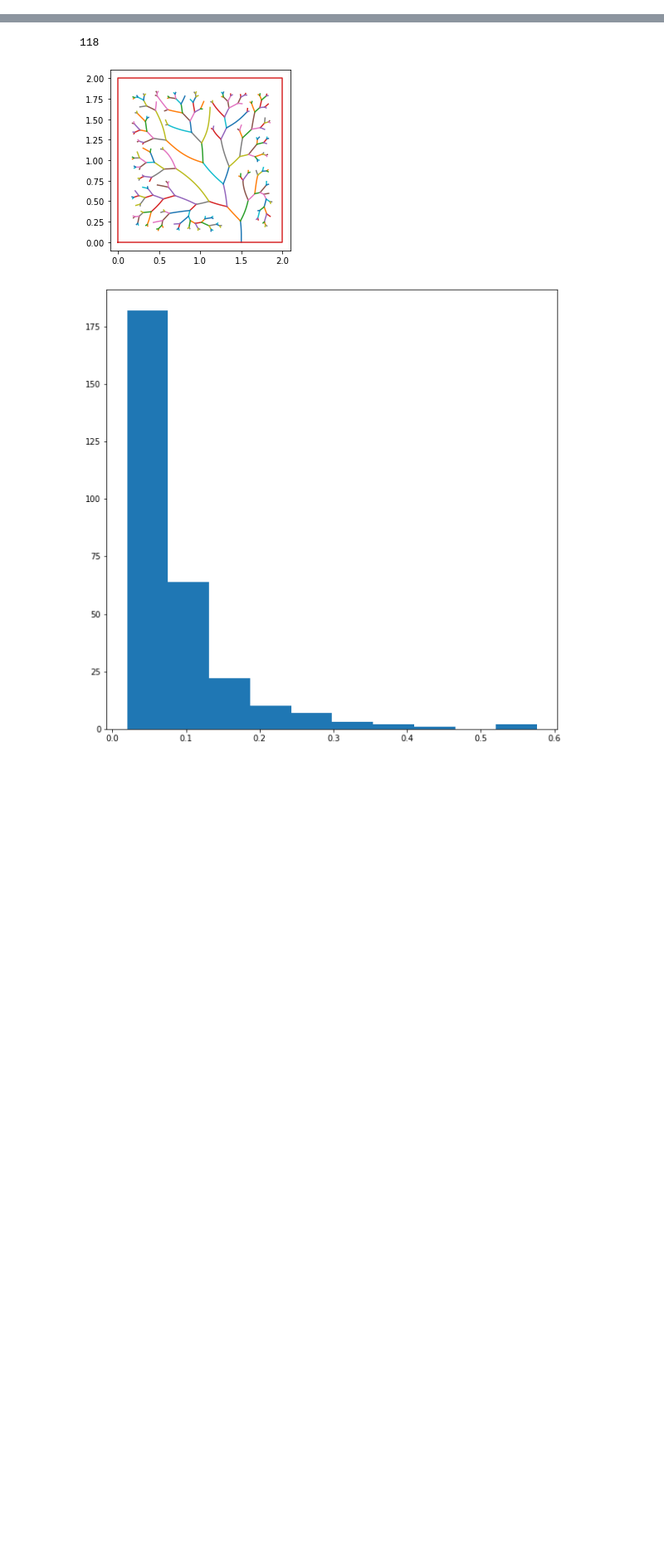
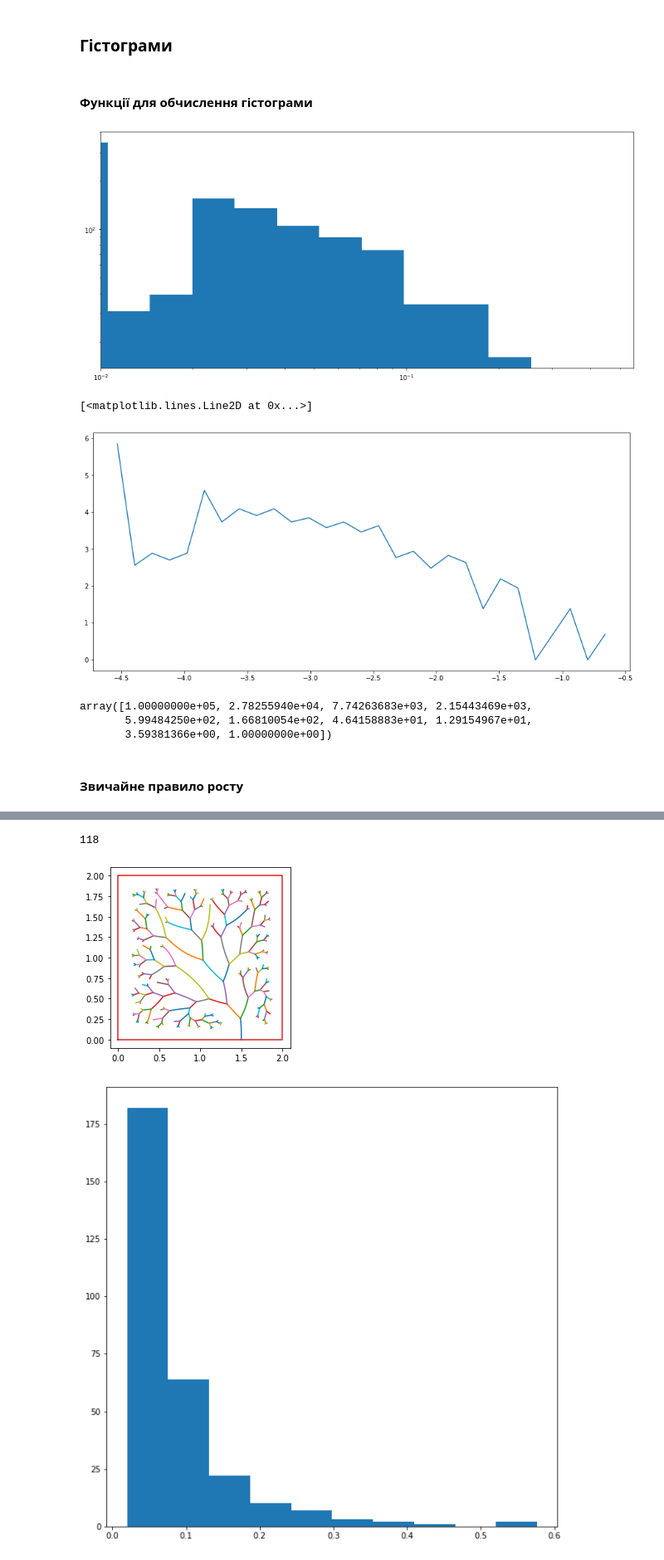
Before and after one commit to okmechak/riversimpy, a Jupyter notebook: scientific_calculations.ipynb, the cells around one changed output, grey strips where cells are left out. Shown at 83% size. Drawn from its saved outputs; the diff is of its cells as text; code cells hidden in the pictures; blank space fills up the shorter version.

```diff
--- a/scientific_calculations.ipynb
+++ b/scientific_calculations.ipynb
@@ -39,13 +0,0 @@ plt.show()
-# %%
-import numpy as np
-lenghts = [riv_p.data().lenght() for riv_p in model.rivers]
-b = np.logspace(np.log(min(lenghts)), np.log10(max(lenghts)), 30)
-widths = (b[1:] - b[:-1])
-hist = np.histogram(lenghts, bins=b)
-hist_norm = hist[0]/widths
-
-
-plt.bar(b[:-1], hist_norm, widths)
-plt.xscale('log')
-plt.yscale('log')
-plt.xlim(min(lenghts), max(lenghts))
@@ -202,0 +158,37 @@ def growRiver(m):
+# %% [markdown]
+### Гістограми
+# %% [markdown]
+#### Функції для обчислення гістограми
+# %%
+import numpy as np
+
+def histogram_simple(rivers, n_bins = 30):
+    lenghts = [riv_p.data().lenght() for riv_p in model.rivers]
+    bins_arr = np.logspace(np.log10(min(lenghts)), np.log10(max(lenghts)), n_bins)
+    [hist, bin_edges] = np.histogram(lenghts, bins = bins_arr)
+    bin_edges_mid_points = (bin_edges[0:-1] + bin_edges[1:]) / 2.
+    return hist, bin_edges_mid_points
+
+lenghts = [riv_p.data().lenght() for riv_p in model.rivers]
+bins_arr = np.logspace(np.log(min(lenghts)), np.log(max(lenghts)), 30)
+plt.subplot(2, 1, 1)
+plt.hist(lenghts, log = True, bins = bins_arr)
+plt.xscale('log')
+plt.xlim(min(lenghts), max(lenghts))
+plt.show()
+
+[hist, bins_mid_poinst] = histogram_simple(model.rivers, n_bins = 30)
+plt.subplot(2, 1, 2)
+plt.plot(np.log(bins_mid_poinst), np.log(hist))
+# %% [output]
+[figure, added]
+[<matplotlib.lines.Line2D at 0x...>]
+[figure, added]
+# %%
+np.logspace(np.log10(100000), np.log10(1), 10)
+# %% [output]
+array([1.00000000e+05, 2.78255940e+04, 7.74263683e+03, 2.15443469e+03,
+       5.99484250e+02, 1.66810054e+02, 4.64158883e+01, 1.29154967e+01,
+       3.59381366e+00, 1.00000000e+00])
+# %% [markdown]
+#### Звичайне правило росту
```
Also changed, not shown: parts of 21 cells of this notebook, 2 other files.
